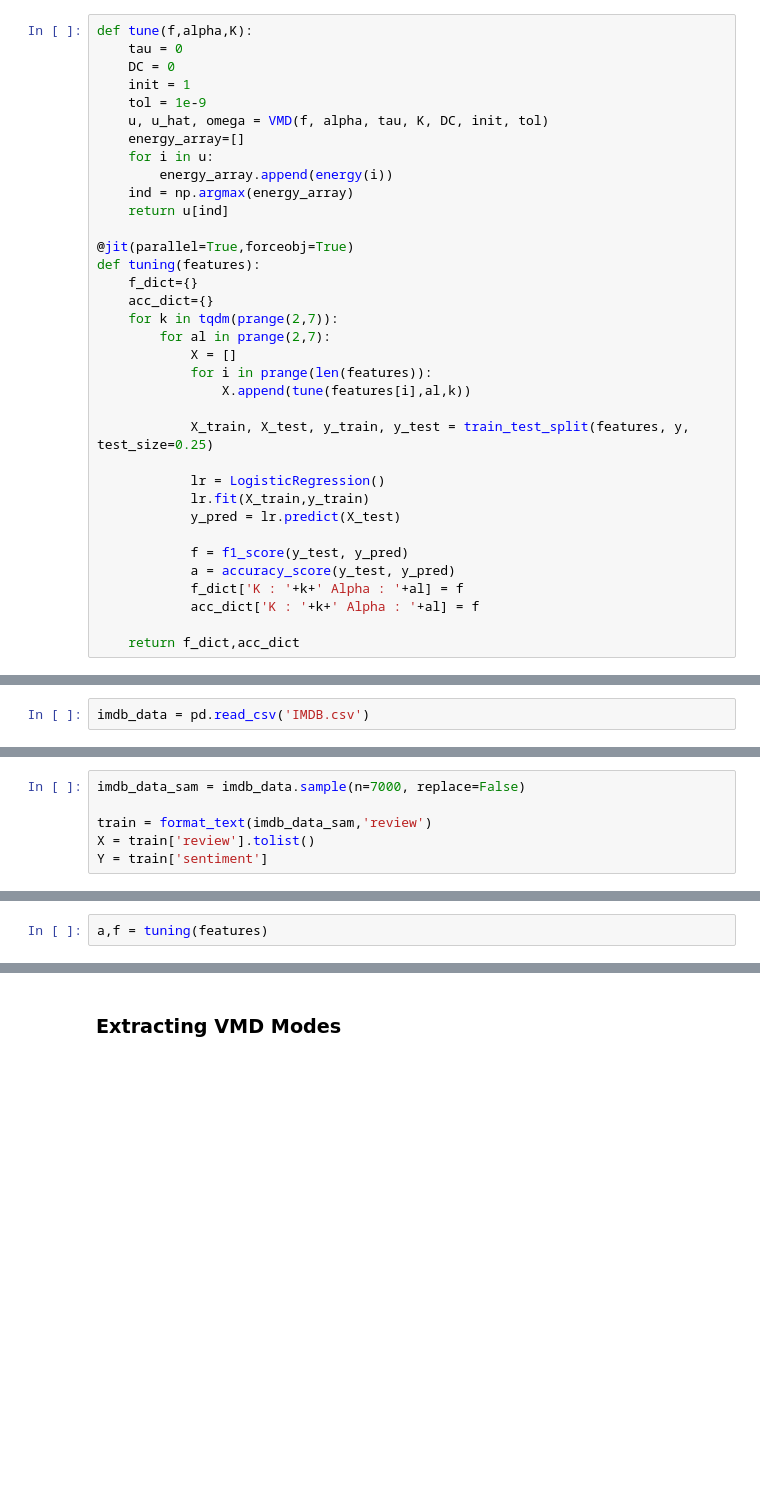
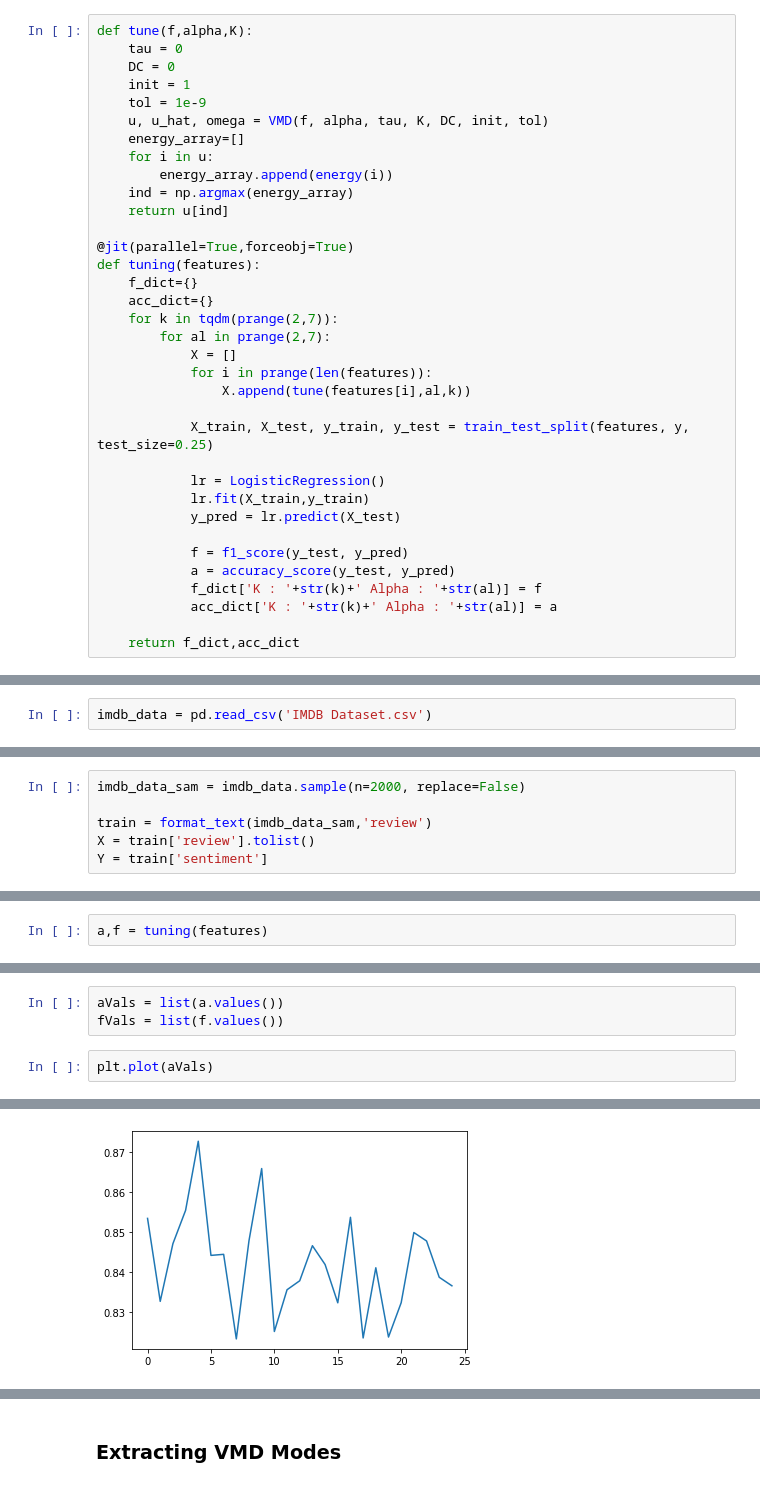
Before and after one commit to Rohith-2/VMD-Embedding, a Jupyter notebook: notebooks/IMdb.ipynb, the cells around one changed output, grey strips where cells are left out. Cells and saved outputs as stored; diff of their text form; blank space fills up the shorter version.

```diff
--- a/notebooks/IMdb.ipynb
+++ b/notebooks/IMdb.ipynb
@@ -91,18 +91,18 @@ def tuning(features):
 
             f = f1_score(y_test, y_pred)
             a = accuracy_score(y_test, y_pred)
-            f_dict['K : '+k+' Alpha : '+al] = f
-            acc_dict['K : '+k+' Alpha : '+al] = f
+            f_dict['K : '+str(k)+' Alpha : '+str(al)] = f
+            acc_dict['K : '+str(k)+' Alpha : '+str(al)] = a
 
     return f_dict,acc_dict
 # %% [markdown]
 ## Loading IMdb Dataset:
 # %%
-imdb_data = pd.read_csv('IMDB.csv')
+imdb_data = pd.read_csv('IMDB Dataset.csv')
 # %% [markdown]
 A sample of 5k rows from 50k is taken randomly for primary analysis
 # %%
-imdb_data_sam = imdb_data.sample(n=7000, replace=False)
+imdb_data_sam = imdb_data.sample(n=2000, replace=False)
 
 train = format_text(imdb_data_sam,'review')
 X = train['review'].tolist()
@@ -122,0 +125,6 @@ a,f = tuning(features)
+# %%
+aVals = list(a.values())
+fVals = list(f.values())
+# %%
+plt.plot(aVals)
+# %% [output]
@@ -122,0 +132 @@ a,f = tuning(features)
+[figure, added]
```
Also changed, not shown: parts of 5 cells of this notebook.
